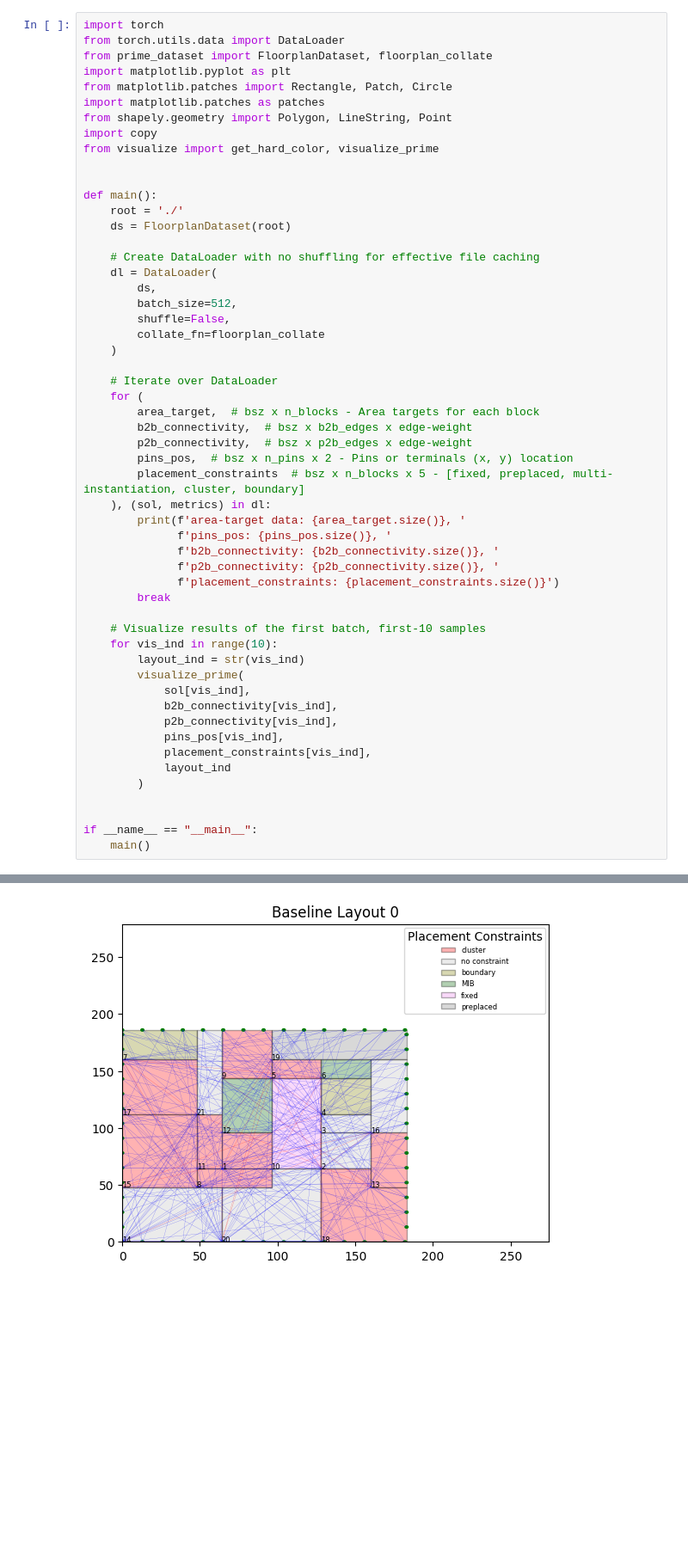
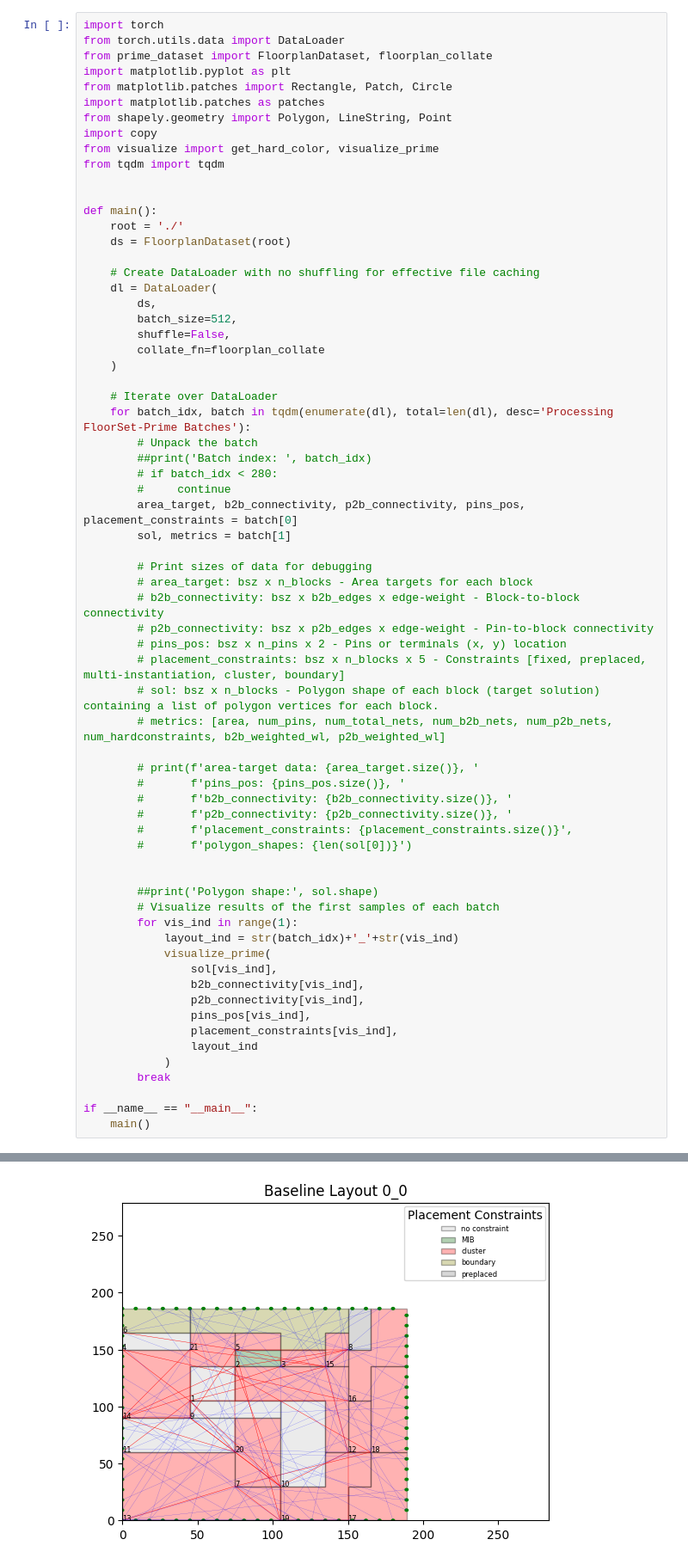
Before and after one commit to IntelLabs/FloorSet, a Jupyter notebook: primeLoader.ipynb, the cells around one changed output, grey strips where cells are left out. Shown at 86% size. Cells and saved outputs as stored; diff of their text form; blank space fills up the shorter version.

```diff
--- a/primeLoader.ipynb
+++ b/primeLoader.ipynb
@@ -8,6 +8,7 @@ import matplotlib.patches as patches
 from shapely.geometry import Polygon, LineString, Point
 import copy
 from visualize import get_hard_color, visualize_prime
+from tqdm import tqdm
 
 
 def main():
@@ -23,32 +24,44 @@ def main():
     )
 
     # Iterate over DataLoader
-    for (
-        area_target,  # bsz x n_blocks - Area targets for each block
-        b2b_connectivity,  # bsz x b2b_edges x edge-weight
-        p2b_connectivity,  # bsz x p2b_edges x edge-weight
-        pins_pos,  # bsz x n_pins x 2 - Pins or terminals (x, y) location
-        placement_constraints  # bsz x n_blocks x 5 - [fixed, preplaced, multi-instantiation, cluster, boundary]
-    ), (sol, metrics) in dl:
-        print(f'area-target data: {area_target.size()}, '
-              f'pins_pos: {pins_pos.size()}, '
-              f'b2b_connectivity: {b2b_connectivity.size()}, '
-              f'p2b_connectivity: {p2b_connectivity.size()}, '
-              f'placement_constraints: {placement_constraints.size()}')
+    for batch_idx, batch in tqdm(enumerate(dl), total=len(dl), desc='Processing FloorSet-Prime Batches'):
+        # Unpack the batch
+        ##print('Batch index: ', batch_idx)
+        # if batch_idx < 280:
+        #     continue
+        area_target, b2b_connectivity, p2b_connectivity, pins_pos, placement_constraints = batch[0]
+        sol, metrics = batch[1]
+
+        # Print sizes of data for debugging
+        # area_target: bsz x n_blocks - Area targets for each block
+        # b2b_connectivity: bsz x b2b_edges x edge-weight - Block-to-block connectivity
+        # p2b_connectivity: bsz x p2b_edges x edge-weight - Pin-to-block connectivity
+        # pins_pos: bsz x n_pins x 2 - Pins or terminals (x, y) location
+        # placement_constraints: bsz x n_blocks x 5 - Constraints [fixed, preplaced, multi-instantiation, cluster, boundary]
+        # sol: bsz x n_blocks - Polygon shape of each block (target solution) containing a list of polygon vertices for each block.
+        # metrics: [area, num_pins, num_total_nets, num_b2b_nets, num_p2b_nets, num_hardconstraints, b2b_weighted_wl, p2b_weighted_wl]
+
+        # print(f'area-target data: {area_target.size()}, '
+        #       f'pins_pos: {pins_pos.size()}, '
+        #       f'b2b_connectivity: {b2b_connectivity.size()}, '
+        #       f'p2b_connectivity: {p2b_connectivity.size()}, '
+        #       f'placement_constraints: {placement_constraints.size()}',
+        #       f'polygon_shapes: {len(sol[0])}')
+
+
+        ##print('Polygon shape:', sol.shape)
+        # Visualize results of the first samples of each batch
+        for vis_ind in range(1):
+            layout_ind = str(batch_idx)+'_'+str(vis_ind)
+            visualize_prime(
+                sol[vis_ind],
+                b2b_connectivity[vis_ind],
+                p2b_connectivity[vis_ind],
+                pins_pos[vis_ind],
+                placement_constraints[vis_ind],
+                layout_ind
+            )
         break
-
-    # Visualize results of the first batch, first-10 samples
-    for vis_ind in range(10):
-        layout_ind = str(vis_ind)
-        visualize_prime(
-            sol[vis_ind],
-            b2b_connectivity[vis_ind],
-            p2b_connectivity[vis_ind],
-            pins_pos[vis_ind],
-            placement_constraints[vis_ind],
-            layout_ind
-        )
-
 
 if __name__ == "__main__":
     main()
@@ -57 +69 @@ area-target data: torch.Size([512, 22]), pins_pos: torch.Size([512, 74, 2]), b2b
-[figure, old version]
+[figure, new version]
```
Also changed, not shown: parts of 3 cells of this notebook, 4 other files.
